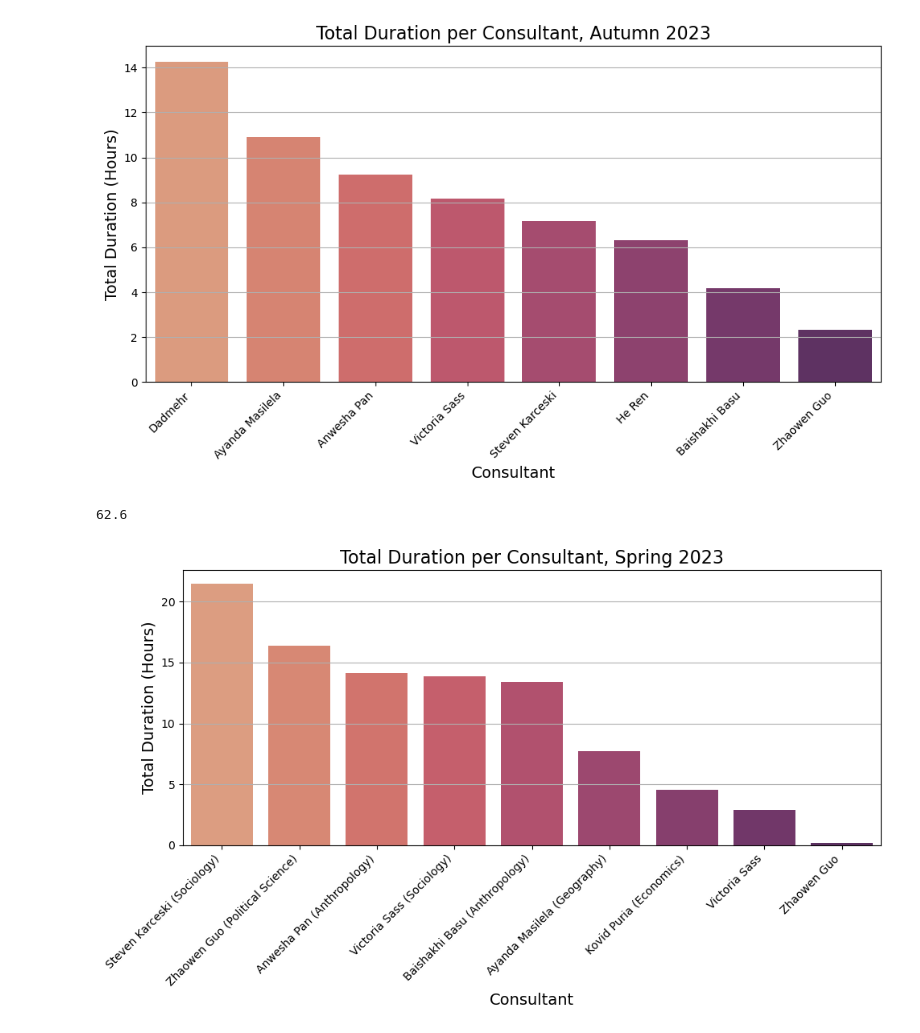
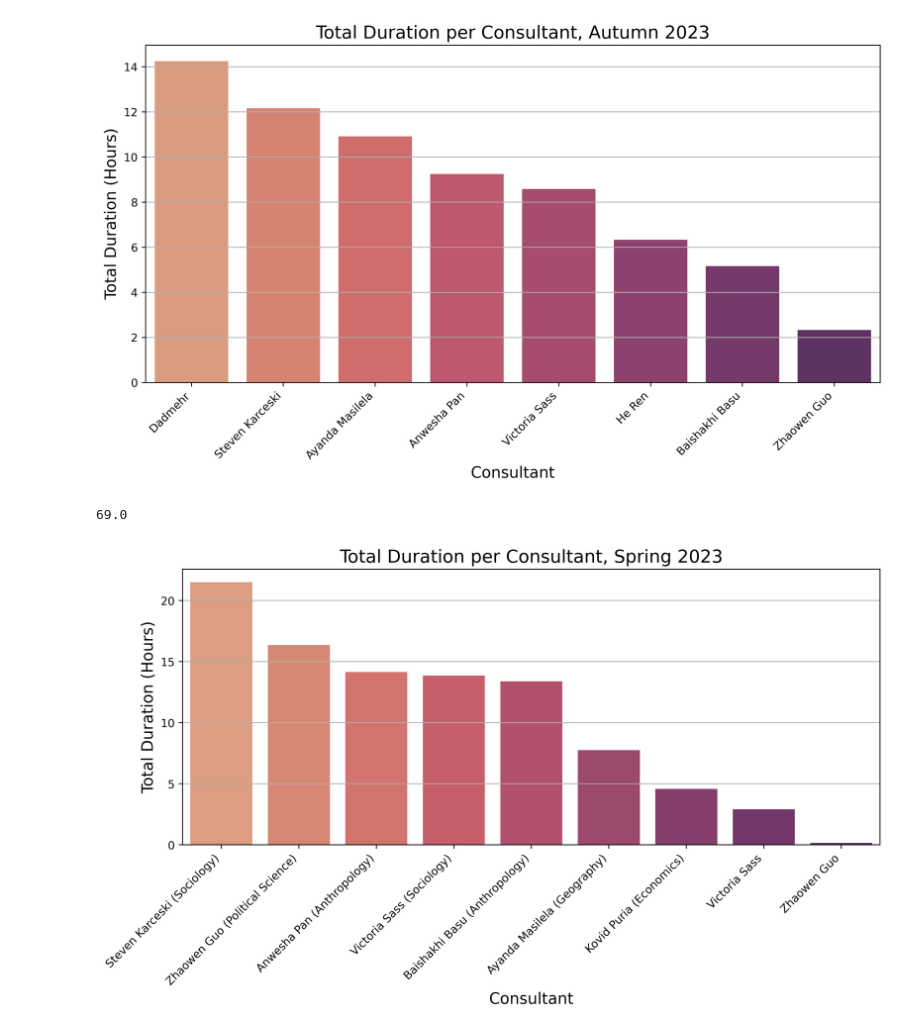
Before and after one commit to dadmehrdi/Web-Scraping, a Jupyter notebook: CSSCR Log.ipynb, the cells around one changed output. Cells and saved outputs as stored; diff of their text form; code cells hidden in the pictures.

```diff
--- a/CSSCR Log.ipynb
+++ b/CSSCR Log.ipynb
@@ -4,44 +4,43 @@ import matplotlib.pyplot as plt
 import seaborn as sns
 from datetime import timedelta
 # %%
-# File name and sheet name
-file_name = '/Users/dadmehr/Codes/Python/Past/E_Log.xlsx'
 sheet_name = 'Autumn 2023'
 
-# Read the Excel file
-df = pd.read_excel(file_name, sheet_name=sheet_name)
+file_url = 'https://docs.google.com/spreadsheets/d/1L9EB8YJyeE_3nV3QyIMjLum6B1_iOiMNo49V4gtHA1A/export?format=xlsx'
+
+df = pd.read_excel(file_url, sheet_name=sheet_name)
 
 # Convert 'Time start ' and 'Time end ' from object (string) to timedelta
 df['Time start '] = pd.to_timedelta(df['Time start '].astype(str))
 df['Time end '] = pd.to_timedelta(df['Time end '].astype(str))
 
 # Calculate duration in hours
 df['Duration'] = (df['Time end '] - df['Time start ']).dt.total_seconds() / 3600
 
 # Standardize consultant names
 df['Consultant'] = df['Consultant'].str.strip().str.lower()  # Normalize case and remove trailing spaces
 df['Consultant'] = df['Consultant'].replace('anwesa pan', 'anwesha pan')  # Standardize name
 df['Consultant'] = df['Consultant'].str.title()
 
 
 # Group by consultant and sum the durations
 total_durations = df.groupby('Consultant')['Duration'].sum()
 
 # Sort by total duration in descending order
 total_durations_sorted = total_durations.sort_values(ascending=False).reset_index()
 
 # Plot the data with Seaborn's 'flare' palette
-plt.figure(figsize=(10, 6))
+plt.figure(figsize=(10, 6), dpi = 500)
 sns.barplot(x='Consultant', y='Duration', data=total_durations_sorted, palette="flare")
 plt.title('Total Duration per Consultant, Autumn 2023', fontsize=16)
 plt.xlabel('Consultant', fontsize=14)
 plt.ylabel('Total Duration (Hours)', fontsize=14)
 plt.xticks(rotation=45, ha='right')
 plt.grid(axis='y')
 plt.tight_layout()
 plt.show()
 # %% [output]
-[figure, old version]
+[figure, new version]
 # %%
 # Calculate the total sum of all durations and round it to 1 decimal place
 total_duration_sum = df['Duration'].sum()
@@ -49,5 +48,5 @@ total_duration_sum_rounded = round(total_duration_sum, 1)
 
 total_duration_sum_rounded
 # %% [output]
-62.6
+69.0
 # %%
```
Also changed, not shown: parts of 2 cells of this notebook.
